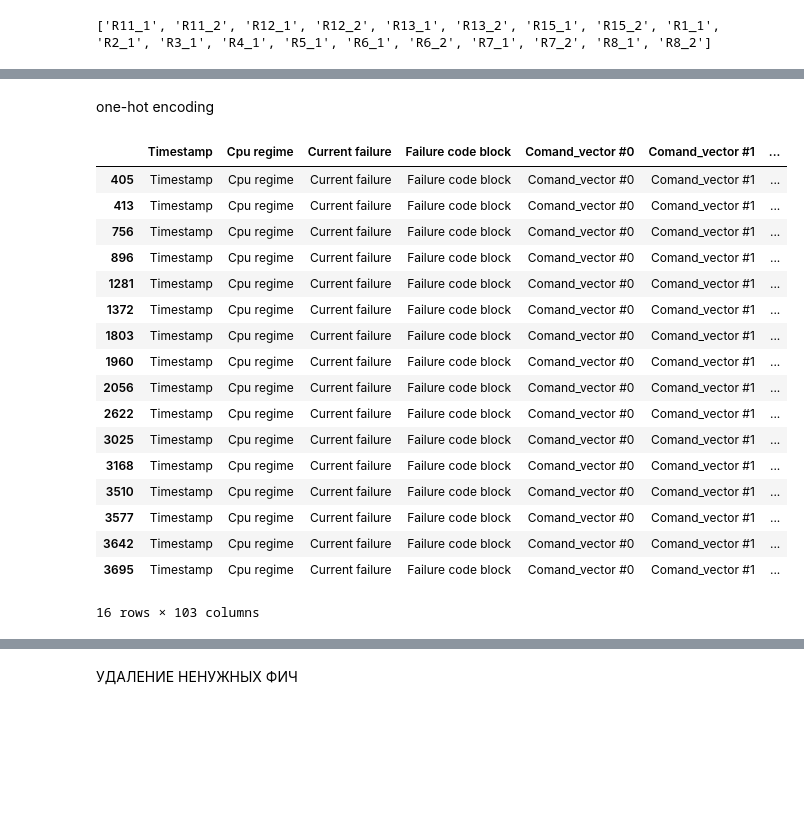
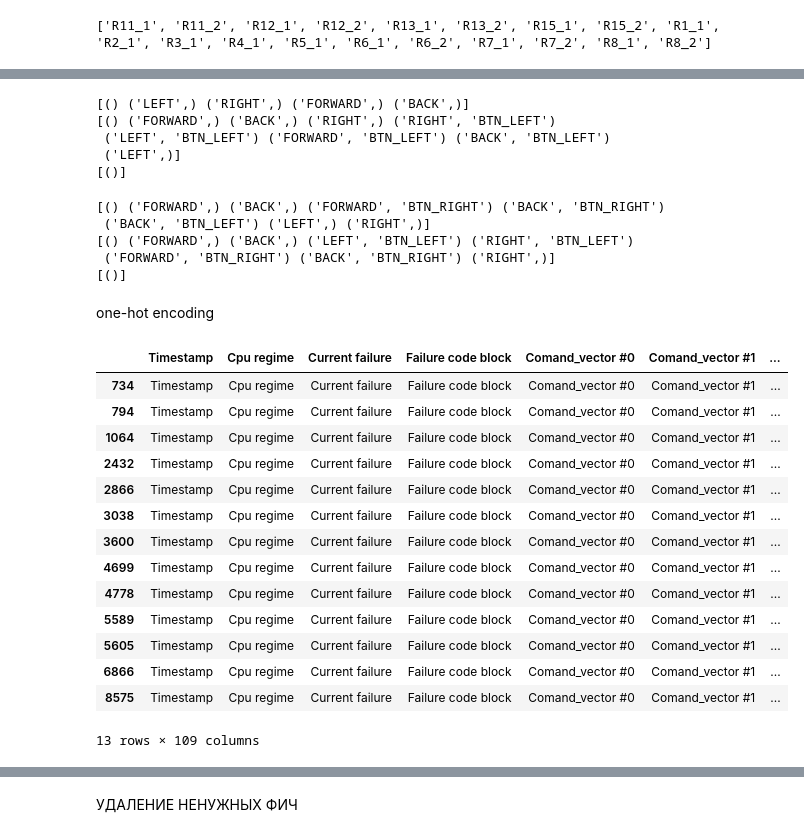
Before and after one commit to Astal2307/PracticeROSAtom, a Jupyter notebook: data_analyze.ipynb, the cells around one changed output, grey strips where cells are left out. Saved outputs shown, nothing was run; the diff lists cells and outputs as text; code cells hidden in the pictures; blank space fills up the shorter version.

Commit message:
Data preprocessing + visualizing

```diff
--- a/data_analyze.ipynb
+++ b/data_analyze.ipynb
@@ -138,8 +126,7 @@ print(sorted(list(set(comands2))))
 # %% [output]
 ['R11_1', 'R11_2', 'R12_1', 'R12_2', 'R13_1', 'R13_2', 'R15_1', 'R15_2', 'R1_1', 'R2_1', 'R3_1', 'R4_1', 'R5_1', 'R6_1', 'R6_2', 'R7_1', 'R7_2', 'R8_1', 'R8_2']
 # %%
-"""no usage"""
-
 f = lambda hex_str: tuple(decode_command_vector(hex_str)[0])
 
 data_1['decoded_comand #0'] = data_1[data_1['Comand_vector #0'] != 'Comand_vector #0']['Comand_vector #0'].apply(f)
+data_2['decoded_comand #0'] = data_2[data_2['Comand_vector #0'] != 'Comand_vector #0']['Comand_vector #0'].apply(f)
@@ -168,9 +149,4 @@ def decode_pdu_joy(hex_str):
         if value & mask:
             data.append(name)
     data.append(value & 0xFF)
-    return data
+    return tuple(data)
-# %%
-unique_joy1 = data_1[data_1['PDU Joy1'] != 'PDU Joy1']['PDU Joy1'].unique()
-
-for i in unique_joy1:
-    print(f'{i}\n{decode_pdu_joy(i)}\n')
@@ -195,25 +153,52 @@ for i in unique_joy1:
+# %%
+btns = lambda hex_str: decode_pdu_joy(hex_str)[:-1] if 'PDU Joy' not in hex_str else ()
+dev = lambda hex_str: (decode_pdu_joy(hex_str)[-1]) / 100 if 'PDU Joy' not in hex_str else 0
+for i in range(1, 4):
+    data_1[f'decoded_joy{i}_btns'] = data_1[f'PDU Joy{i}'].apply(btns)
+    data_1[f'deviation_joy{i}'] = data_1[f'PDU Joy{i}'].apply(dev)
+
+    data_2[f'decoded_joy{i}_btns'] = data_2[f'PDU Joy{i}'].apply(btns)
+    data_2[f'deviation_joy{i}'] = data_2[f'PDU Joy{i}'].apply(dev)
+# %%
+print(data_1['decoded_joy1_btns'].unique())
+print(data_1['decoded_joy2_btns'].unique())
+print(data_1['decoded_joy3_btns'].unique())
+# %% [output]
+[() ('LEFT',) ('RIGHT',) ('FORWARD',) ('BACK',)]
+[() ('FORWARD',) ('BACK',) ('RIGHT',) ('RIGHT', 'BTN_LEFT')
+ ('LEFT', 'BTN_LEFT') ('FORWARD', 'BTN_LEFT') ('BACK', 'BTN_LEFT')
+ ('LEFT',)]
+[()]
+# %%
+print(data_2['decoded_joy1_btns'].unique())
+print(data_2['decoded_joy2_btns'].unique())
+print(data_2['decoded_joy3_btns'].unique())
+# %% [output]
+[() ('FORWARD',) ('BACK',) ('FORWARD', 'BTN_RIGHT') ('BACK', 'BTN_RIGHT')
+ ('BACK', 'BTN_LEFT') ('LEFT',) ('RIGHT',)]
+[() ('FORWARD',) ('BACK',) ('LEFT', 'BTN_LEFT') ('RIGHT', 'BTN_LEFT')
+ ('FORWARD', 'BTN_RIGHT') ('BACK', 'BTN_RIGHT') ('RIGHT',)]
+[()]
 # %% [markdown]
 one-hot encoding
 # %%
 data_1[data_1['Timestamp'] == 'Timestamp'] # 405
+data_2[data_2['Timestamp'] == 'Timestamp'] # 734
 # %% [output]
 |  | Timestamp | Cpu regime | Current failure | Failure code block | Comand_vector #0 | Comand_vector #1 | ... |
-| 405 | Timestamp | Cpu regime | Current failure | Failure code block | Comand_vector #0 | Comand_vector #1 | ... |
-| 413 | Timestamp | Cpu regime | Current failure | Failure code block | Comand_vector #0 | Comand_vector #1 | ... |
-| 756 | Timestamp | Cpu regime | Current failure | Failure code block | Comand_vector #0 | Comand_vector #1 | ... |
-| 896 | Timestamp | Cpu regime | Current failure | Failure code block | Comand_vector #0 | Comand_vector #1 | ... |
-| 1281 | Timestamp | Cpu regime | Current failure | Failure code block | Comand_vector #0 | Comand_vector #1 | ... |
-| 1372 | Timestamp | Cpu regime | Current failure | Failure code block | Comand_vector #0 | Comand_vector #1 | ... |
-| 1803 | Timestamp | Cpu regime | Current failure | Failure code block | Comand_vector #0 | Comand_vector #1 | ... |
-| 1960 | Timestamp | Cpu regime | Current failure | Failure code block | Comand_vector #0 | Comand_vector #1 | ... |
-| 2056 | Timestamp | Cpu regime | Current failure | Failure code block | Comand_vector #0 | Comand_vector #1 | ... |
-| 2622 | Timestamp | Cpu regime | Current failure | Failure code block | Comand_vector #0 | Comand_vector #1 | ... |
-| 3025 | Timestamp | Cpu regime | Current failure | Failure code block | Comand_vector #0 | Comand_vector #1 | ... |
-| 3168 | Timestamp | Cpu regime | Current failure | Failure code block | Comand_vector #0 | Comand_vector #1 | ... |
-| 3510 | Timestamp | Cpu regime | Current failure | Failure code block | Comand_vector #0 | Comand_vector #1 | ... |
-| 3577 | Timestamp | Cpu regime | Current failure | Failure code block | Comand_vector #0 | Comand_vector #1 | ... |
-| 3642 | Timestamp | Cpu regime | Current failure | Failure code block | Comand_vector #0 | Comand_vector #1 | ... |
-| 3695 | Timestamp | Cpu regime | Current failure | Failure code block | Comand_vector #0 | Comand_vector #1 | ... |
+| 734 | Timestamp | Cpu regime | Current failure | Failure code block | Comand_vector #0 | Comand_vector #1 | ... |
+| 794 | Timestamp | Cpu regime | Current failure | Failure code block | Comand_vector #0 | Comand_vector #1 | ... |
+| 1064 | Timestamp | Cpu regime | Current failure | Failure code block | Comand_vector #0 | Comand_vector #1 | ... |
+| 2432 | Timestamp | Cpu regime | Current failure | Failure code block | Comand_vector #0 | Comand_vector #1 | ... |
+| 2866 | Timestamp | Cpu regime | Current failure | Failure code block | Comand_vector #0 | Comand_vector #1 | ... |
+| 3038 | Timestamp | Cpu regime | Current failure | Failure code block | Comand_vector #0 | Comand_vector #1 | ... |
+| 3600 | Timestamp | Cpu regime | Current failure | Failure code block | Comand_vector #0 | Comand_vector #1 | ... |
+| 4699 | Timestamp | Cpu regime | Current failure | Failure code block | Comand_vector #0 | Comand_vector #1 | ... |
+| 4778 | Timestamp | Cpu regime | Current failure | Failure code block | Comand_vector #0 | Comand_vector #1 | ... |
+| 5589 | Timestamp | Cpu regime | Current failure | Failure code block | Comand_vector #0 | Comand_vector #1 | ... |
+| 5605 | Timestamp | Cpu regime | Current failure | Failure code block | Comand_vector #0 | Comand_vector #1 | ... |
+| 6866 | Timestamp | Cpu regime | Current failure | Failure code block | Comand_vector #0 | Comand_vector #1 | ... |
+| 8575 | Timestamp | Cpu regime | Current failure | Failure code block | Comand_vector #0 | Comand_vector #1 | ... |
-16 rows × 103 columns
+13 rows × 109 columns
 # %%
 data_1.at[405, 'decoded_comand #0'] = tuple(command_vector_0_masks.keys())[:30]
```
Also changed, not shown: parts of 31 cells of this notebook.
